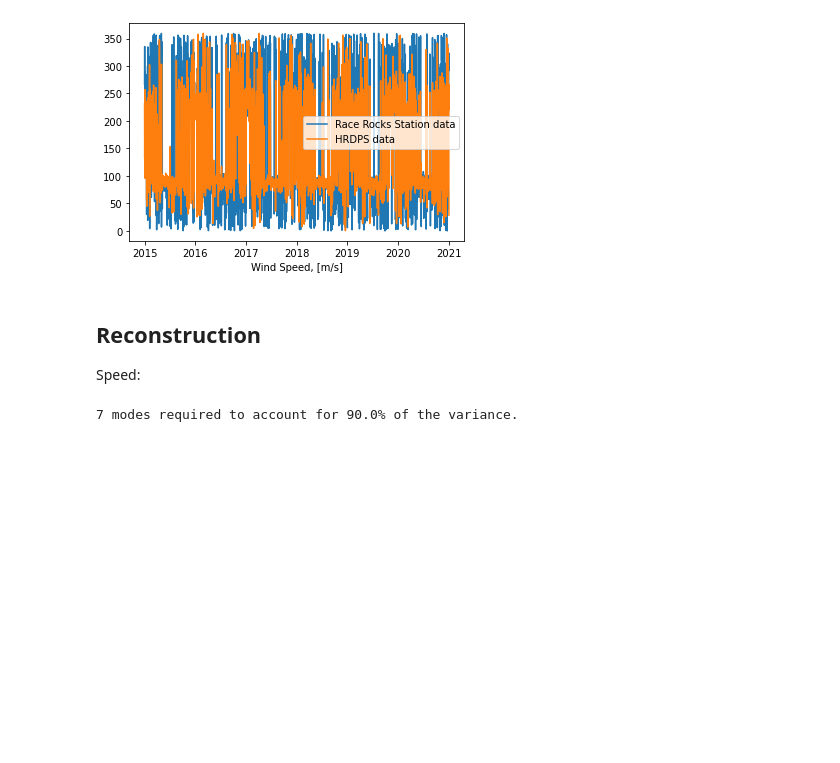
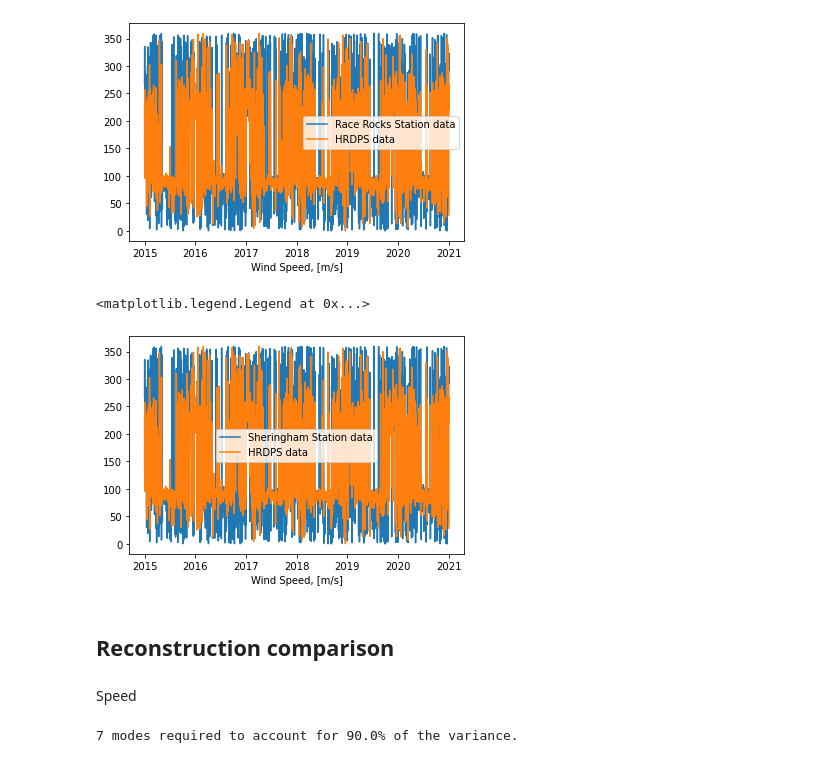
Before and after one commit to rbeutel/eosc510, a Jupyter notebook: Station_HRDPS.ipynb, the cells around one changed output. Saved outputs shown, nothing was run; the diff lists cells and outputs as text; code cells hidden in the pictures; blank space fills up the shorter version.

```diff
--- a/Station_HRDPS.ipynb
+++ b/Station_HRDPS.ipynb
@@ -65,4 +39,5 @@ Name: Date/Time (LST), Length: 122736, dtype: datetime64[ns]
 # %%
-#take Race Rocks daily average
+#take daily average
 RR_davg = racerocks.resample('D', on='Date/Time (LST)').mean()
+SH_davg = sheringham.resample('D', on='Date/Time (LST)').mean()
 # %%
@@ -161,20 +148,36 @@ plt.legend()
 # %%
-#direction
+#racerocks direction
 #HRPDS direction results are in +ve and -ve radians, must convert to degrees between 0 and 360
-for i in range(len(direc_hrdps)):
-    if direc_hrdps[i] >0:
-        direc_hrdps[i] = direc_hrdps[i]*(180/math.pi)
-    if direc_hrdps[i] <0:
-        direc_hrdps[i] = direc_hrdps[i]*(180/math.pi)+360
+for i in range(len(direc_hrdps_RR)):
+    if direc_hrdps_RR[i] >0:
+        direc_hrdps_RR[i] = direc_hrdps_RR[i]*(180/math.pi)
+    if direc_hrdps_RR[i] <0:
+        direc_hrdps_RR[i] = direc_hrdps_RR[i]*(180/math.pi)+360
 
 
 plt.plot(time2015,RR_davg['Wind Dir (10s deg)']*10,label='Race Rocks Station data')
-plt.plot(time2015,direc_hrdps, label='HRDPS data')
+plt.plot(time2015,direc_hrdps_RR, label='HRDPS data')
 plt.xlabel('Wind Speed, [m/s]')
 plt.legend()
 # %% [output]
 <matplotlib.legend.Legend at 0x...>
 [figure]
+# %%
+#sheringham direction
+#HRPDS direction results are in +ve and -ve radians, must convert to degrees between 0 and 360
+for i in range(len(direc_hrdps_SH)):
+    if direc_hrdps_SH[i] >0:
+        direc_hrdps_SH[i] = direc_hrdps_SH[i]*(180/math.pi)
+    if direc_hrdps_SH[i] <0:
+        direc_hrdps_SH[i] = direc_hrdps_SH[i]*(180/math.pi)+360
+
+
+plt.plot(time2015,RR_davg['Wind Dir (10s deg)']*10,label='Sheringham Station data')
+plt.plot(time2015,direc_hrdps_RR, label='HRDPS data')
+plt.xlabel('Wind Speed, [m/s]')
+plt.legend()
+# %% [output]
+<matplotlib.legend.Legend at 0x...>
+[figure, added]
 # %% [markdown]
-## Reconstruction
-Speed:
+## Reconstruction comparison
@@ -181,3 +199,5 @@ Speed:
+# %% [markdown]
+Speed
 # %%
 #determine the number of modes required for x% variance to be explained in speed
 x= 0.90
```
Also changed, not shown: parts of 23 cells of this notebook, 2 other files.
